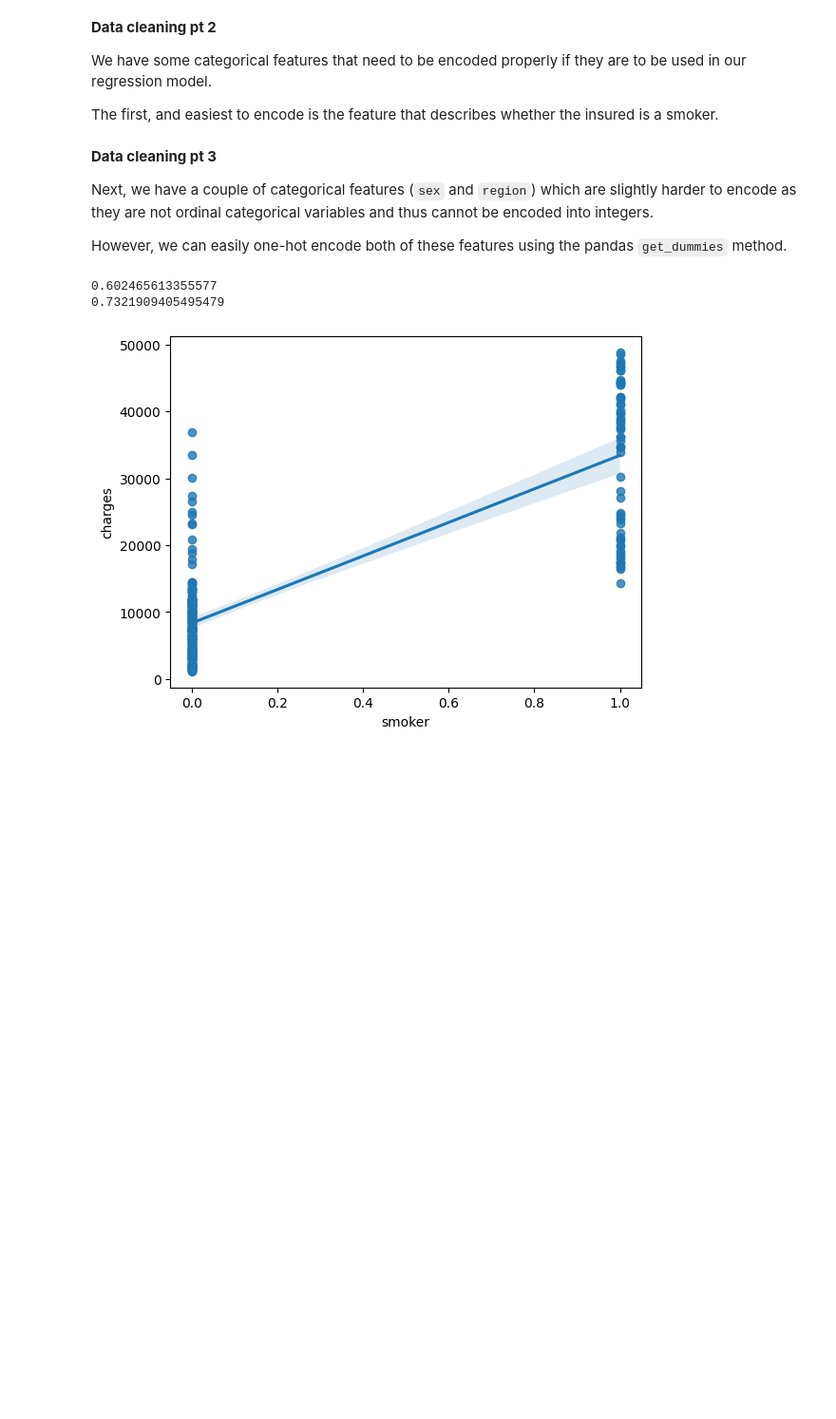
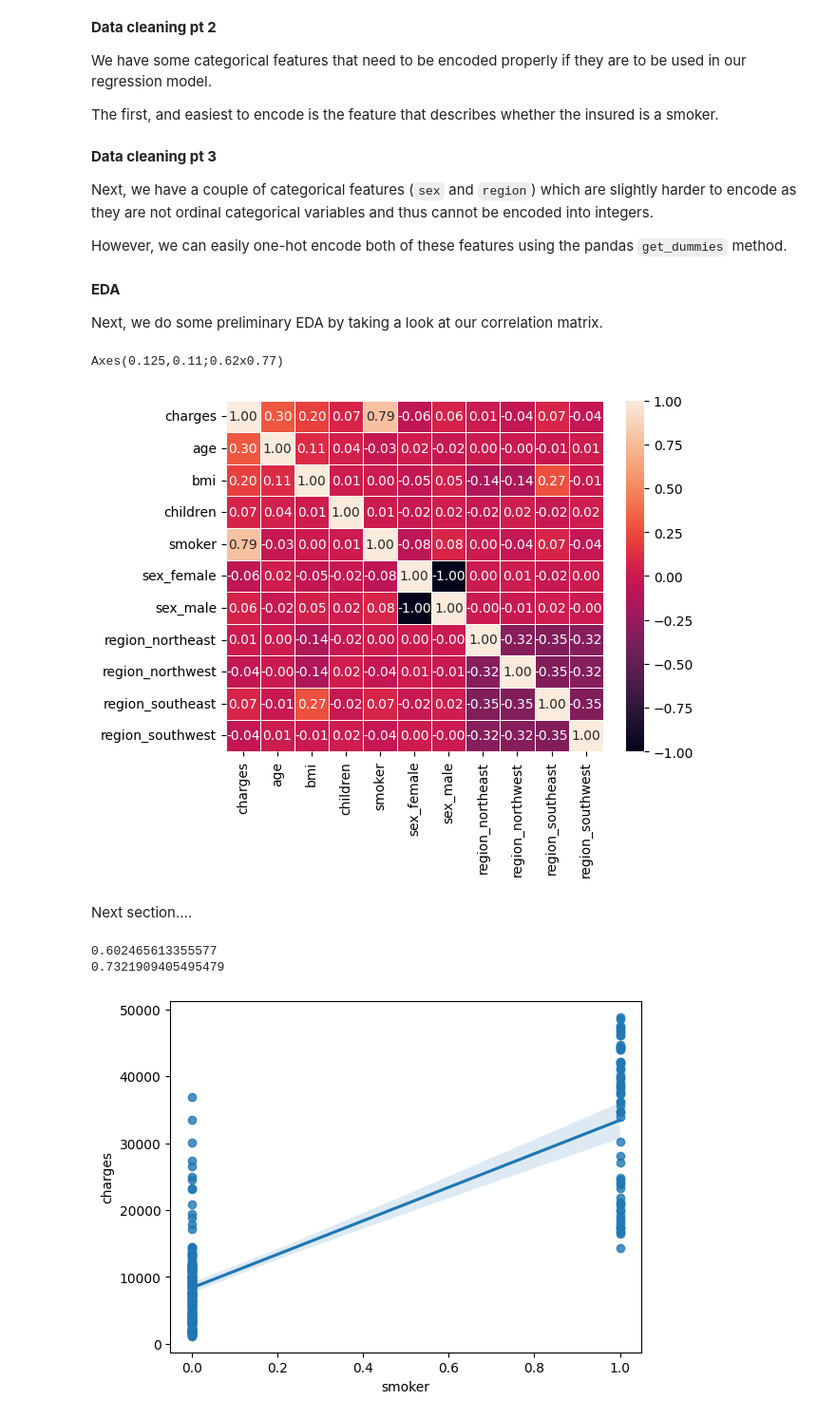
Before and after one commit to unit4216/boulder-super-learning, a Jupyter notebook: insurance.ipynb, the cells around one changed output. Shown at 95% size. Cells and saved outputs as stored; diff of their text form; code cells hidden in the pictures; blank space fills up the shorter version.

Commit message:
prelim eda

```diff
--- a/insurance.ipynb
+++ b/insurance.ipynb
@@ -66 +69,23 @@ However, we can easily one-hot encode both of these features using the pandas `g
+# %% [markdown]
+**EDA**
+
+Next, we do some preliminary EDA by taking a look at our correlation matrix.
+# %%
+# set dependent variable as first col for correlation matrix to show good results
+cols = ['charges'] + [col for col in data if col != 'charges']
+data = data[cols]
+
+# print(data.info())
+
+# todo collinearity - no independent variables appear to have have correlation thus no collinearity (based off correlation matrix)
+corr = data.corr()
+
+heatmap = sns.heatmap(corr, annot=True, fmt='.2f', linewidths=.5)
+
+print(heatmap)
+# %% [output]
+Axes(0.125,0.11;0.62x0.77)
+[figure, added]
+# %% [markdown]
+Next section....
 # %%
```
Also changed, not shown: parts of 2 cells of this notebook.
